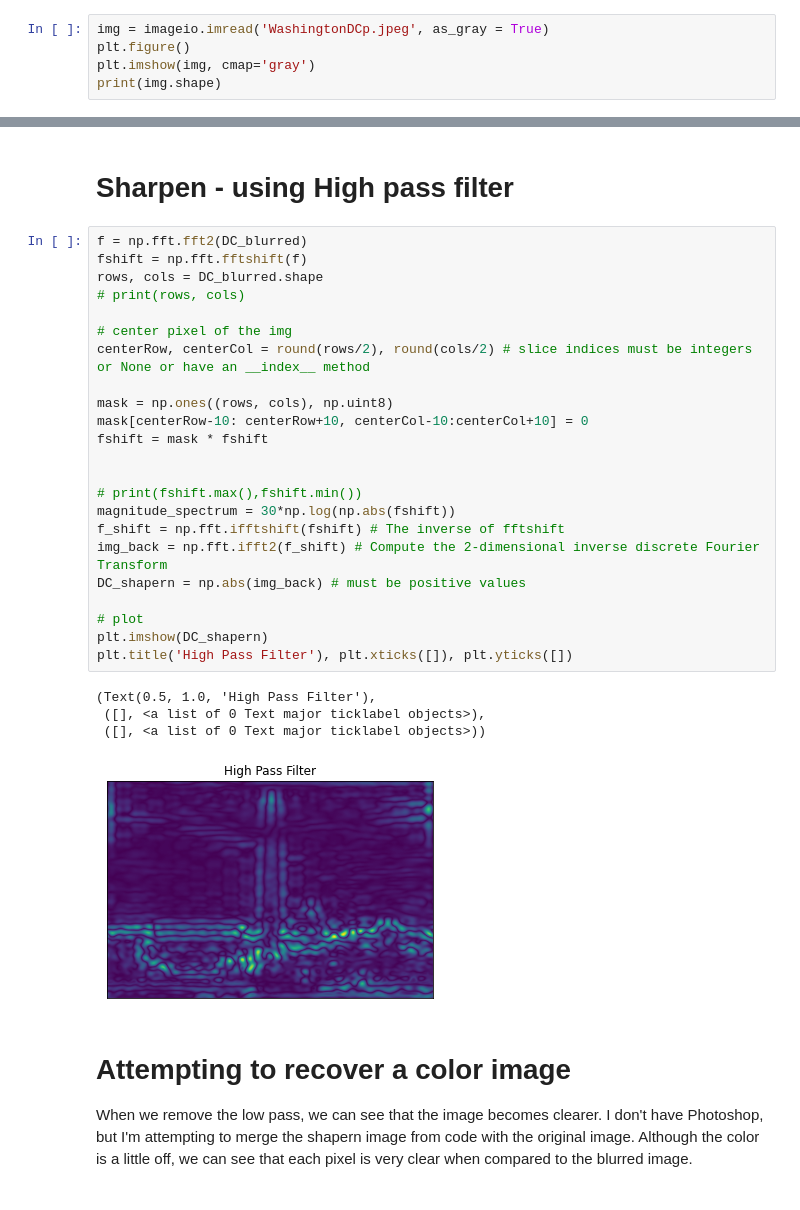
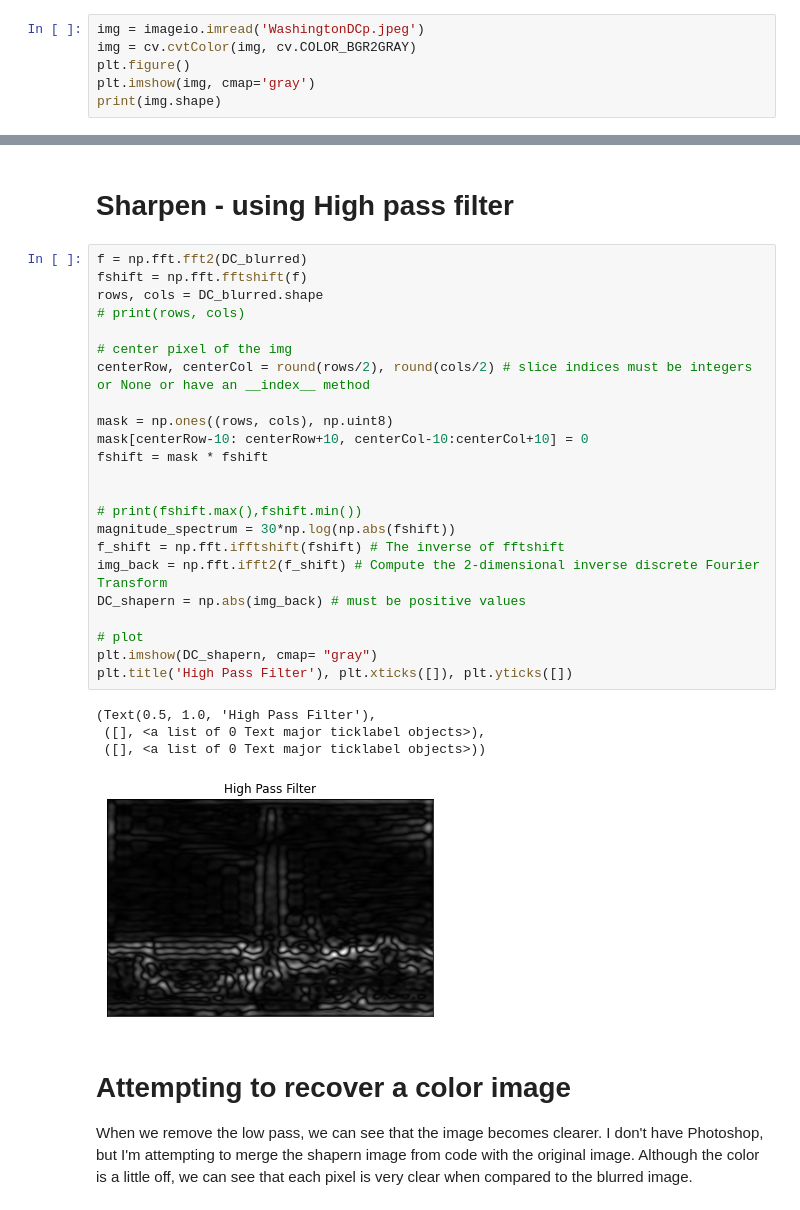
Before and after one commit to twyunting/CSC-676_Computer-Vision, a Jupyter notebook: Exam/code/Mid-termExam_YuntingChiu_CSC476_676.ipynb, the cells around one changed output, grey strips where cells are left out. Cells and saved outputs as stored; diff of their text form.

```diff
--- a/Exam/code/Mid-termExam_YuntingChiu_CSC476_676.ipynb
+++ b/Exam/code/Mid-termExam_YuntingChiu_CSC476_676.ipynb
@@ -161,7 +157,8 @@ print(imgColor.shape)
 (483, 724, 3)
 [figure]
 # %%
-img = imageio.imread('WashingtonDCp.jpeg', as_gray = True)
+img = imageio.imread('WashingtonDCp.jpeg')
+img = cv.cvtColor(img, cv.COLOR_BGR2GRAY)
 plt.figure()
 plt.imshow(img, cmap='gray')
 print(img.shape)
@@ -200,31 +197,31 @@ print(DC_blurred.shape)
 # %%
 f = np.fft.fft2(DC_blurred)
 fshift = np.fft.fftshift(f)
 rows, cols = DC_blurred.shape
 # print(rows, cols)
 
 # center pixel of the img
 centerRow, centerCol = round(rows/2), round(cols/2) # slice indices must be integers or None or have an __index__ method
 
 mask = np.ones((rows, cols), np.uint8)
 mask[centerRow-10: centerRow+10, centerCol-10:centerCol+10] = 0
 fshift = mask * fshift
 
 
 # print(fshift.max(),fshift.min())
 magnitude_spectrum = 30*np.log(np.abs(fshift))
 f_shift = np.fft.ifftshift(fshift) # The inverse of fftshift
 img_back = np.fft.ifft2(f_shift) # Compute the 2-dimensional inverse discrete Fourier Transform
 DC_shapern = np.abs(img_back) # must be positive values
 
 # plot
-plt.imshow(DC_shapern)
+plt.imshow(DC_shapern, cmap= "gray")
 plt.title('High Pass Filter'), plt.xticks([]), plt.yticks([])
 # %% [output]
 (Text(0.5, 1.0, 'High Pass Filter'),
  ([], <a list of 0 Text major ticklabel objects>),
  ([], <a list of 0 Text major ticklabel objects>))
-[figure, old version]
+[figure, new version]
 # %% [markdown]
 # Attempting to recover a color image
 When we remove the low pass, we can see that the image becomes clearer. I don't have Photoshop, but I'm attempting to merge the shapern image from code with the original image. Although the color is a little off, we can see that each pixel is very clear when compared to the blurred image.
```
Also changed, not shown: parts of 6 cells of this notebook, 11 other files.
